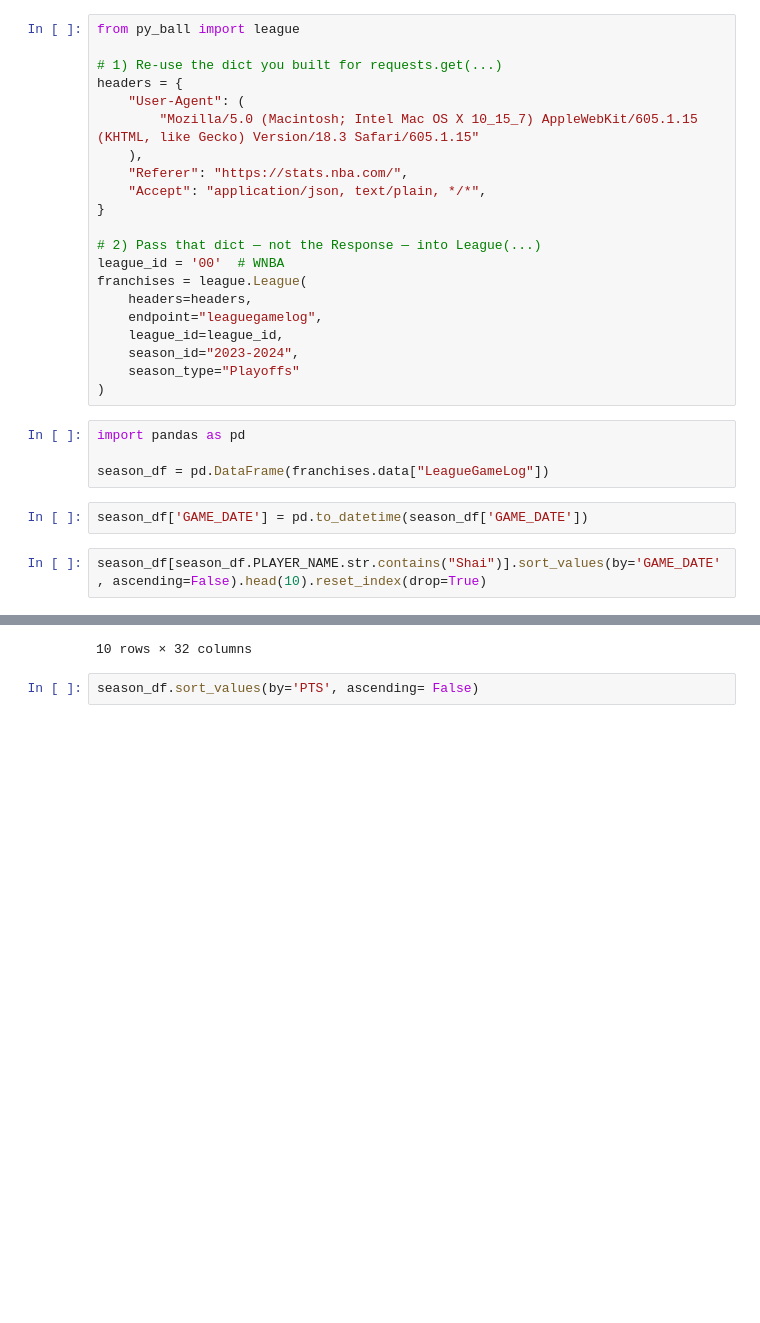
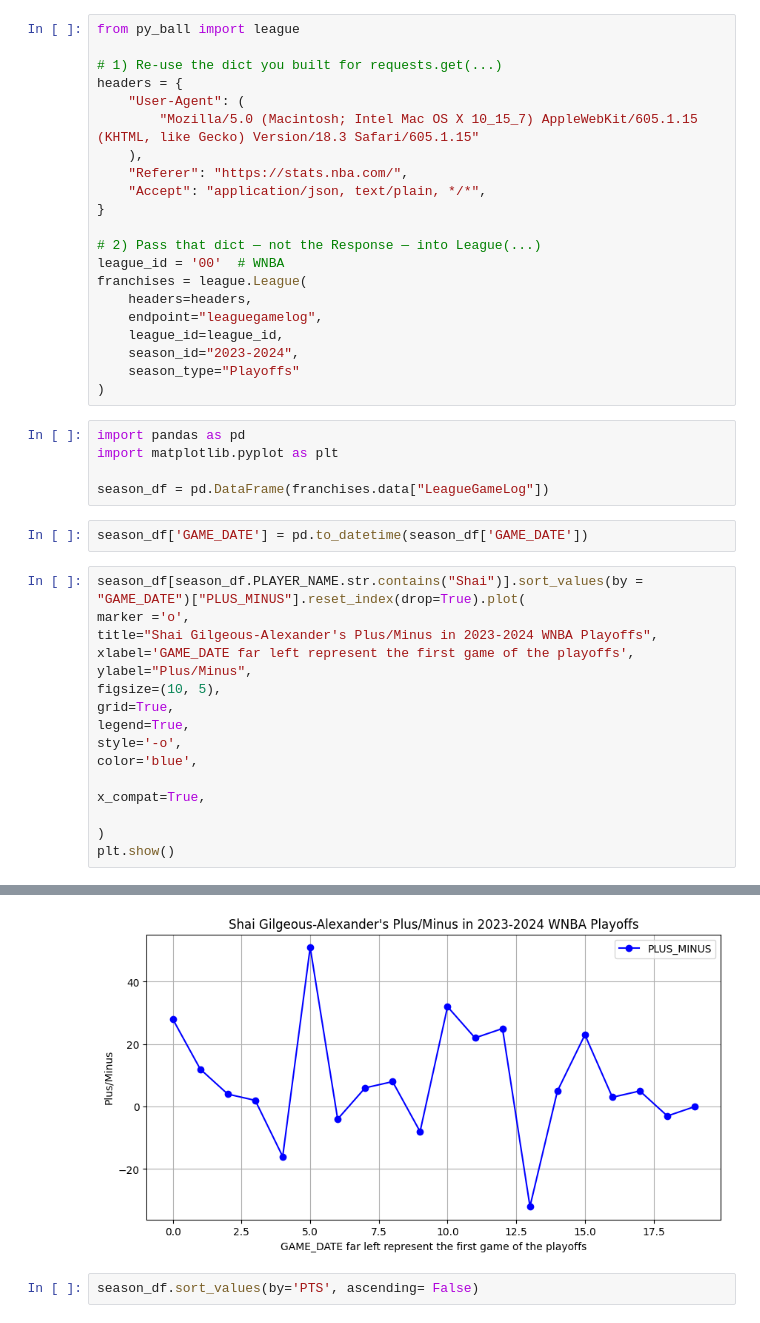
Before and after one commit to ozboz11/proje1, a Jupyter notebook: pyballl1.ipynb, the cells around one changed output, grey strips where cells are left out. Drawn from its saved outputs; the diff is of its cells as text; blank space fills up the shorter version.

```diff
--- a/pyballl1.ipynb
+++ b/pyballl1.ipynb
@@ -21,10 +21,25 @@ franchises = league.League(
 )
 # %%
 import pandas as pd
+import matplotlib.pyplot as plt
 
 season_df = pd.DataFrame(franchises.data["LeagueGameLog"])
 # %%
 season_df['GAME_DATE'] = pd.to_datetime(season_df['GAME_DATE'])
 # %%
-season_df[season_df.PLAYER_NAME.str.contains("Shai")].sort_values(by='GAME_DATE', ascending=False).head(10).reset_index(drop=True)
+season_df[season_df.PLAYER_NAME.str.contains("Shai")].sort_values(by = "GAME_DATE")["PLUS_MINUS"].reset_index(drop=True).plot(
+marker ='o',
+title="Shai Gilgeous-Alexander's Plus/Minus in 2023-2024 WNBA Playoffs",
+xlabel='GAME_DATE far left represent the first game of the playoffs',
+ylabel="Plus/Minus",
+figsize=(10, 5),
+grid=True,
+legend=True,
+style='-o',
+color='blue',
+
+x_compat=True,
+
+)
+plt.show()
 # %% [output]
@@ -42,4 +46,4 @@ season_df[season_df.PLAYER_NAME.str.contains("Shai")].sort_values(by='GAME_DATE'
-10 rows × 32 columns
+[figure, added]
 # %%
 season_df.sort_values(by='PTS', ascending= False)
 # %% [output]
```
Also changed, not shown: parts of 1 cell of this notebook.
